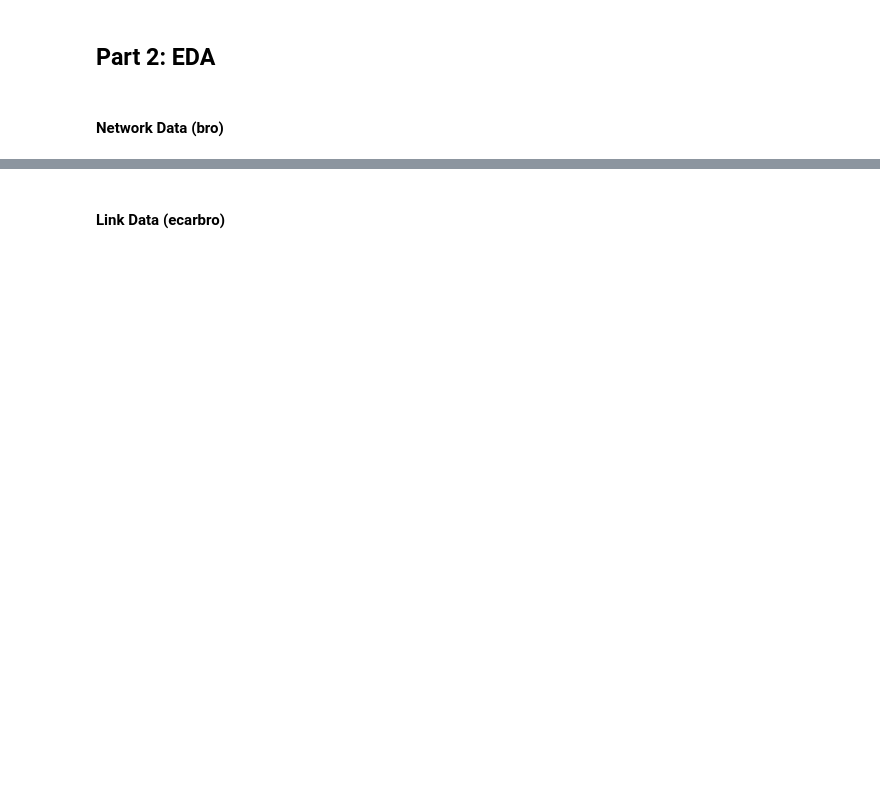
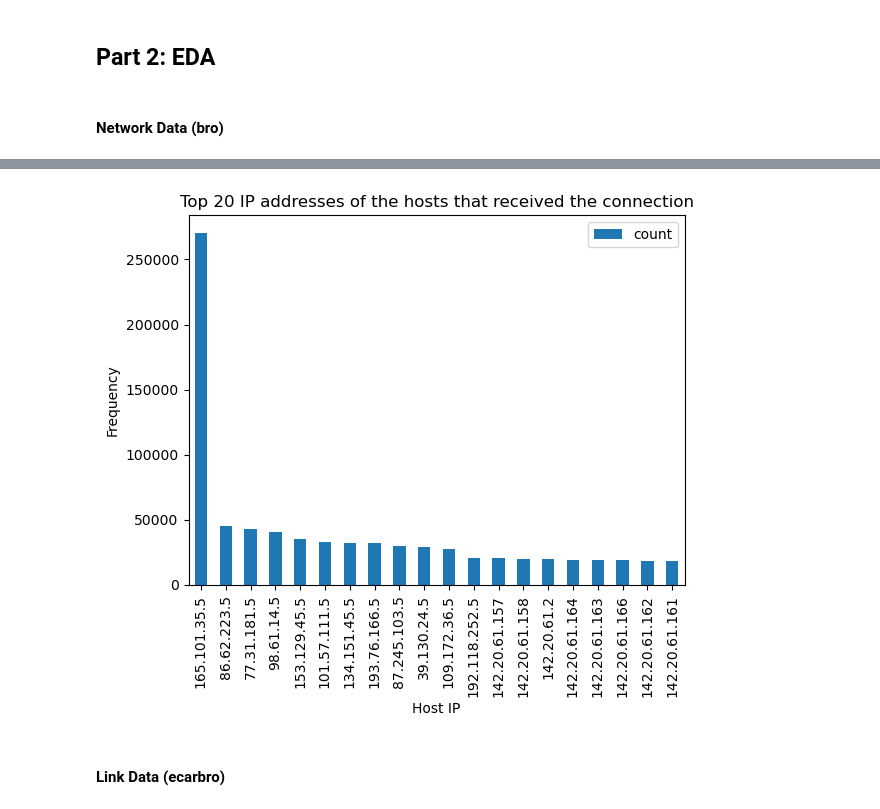
Before and after one commit to MBrend15/Public_Project_Repo, a Jupyter notebook: FinalEDA.ipynb, the cells around one changed output, grey strips where cells are left out. Cells and saved outputs as stored; diff of their text form; code cells hidden in the pictures; blank space fills up the shorter version.

```diff
--- a/FinalEDA.ipynb
+++ b/FinalEDA.ipynb
@@ -322,3 +336,22 @@ only showing top 20 rows
+# %%
+# Group by the data by id_resp_h and count, then sort count
+id_resp_h_counts = df_bro.select('id_resp_h').groupBy('id_resp_h').count().orderBy(desc('count'))
+
+# select the top 20 values
+top_20_id_resp_h = id_resp_h_counts.limit(20).toPandas()
+
+# plot a histogram of the top 20 id_resp_h values
+top_20_id_resp_h.plot(kind='bar', x='id_resp_h', y='count')
+
+# set the title and axis labels
+plt.title('Top 20 IP addresses of the hosts that received the connection')
+plt.xlabel('Host IP')
+plt.ylabel('Frequency')
+
+# display the plot
+plt.show()
+# %% [output]
+[figure, added]
 # %% [markdown]
 #### Link Data (ecarbro)
 # %%
```
Also changed, not shown: parts of 22 cells of this notebook.
